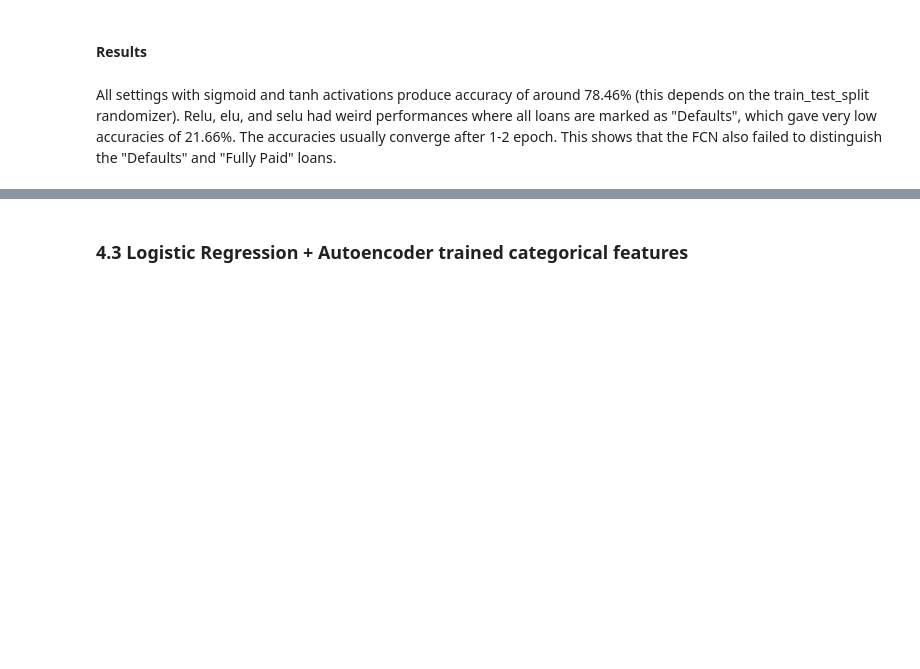
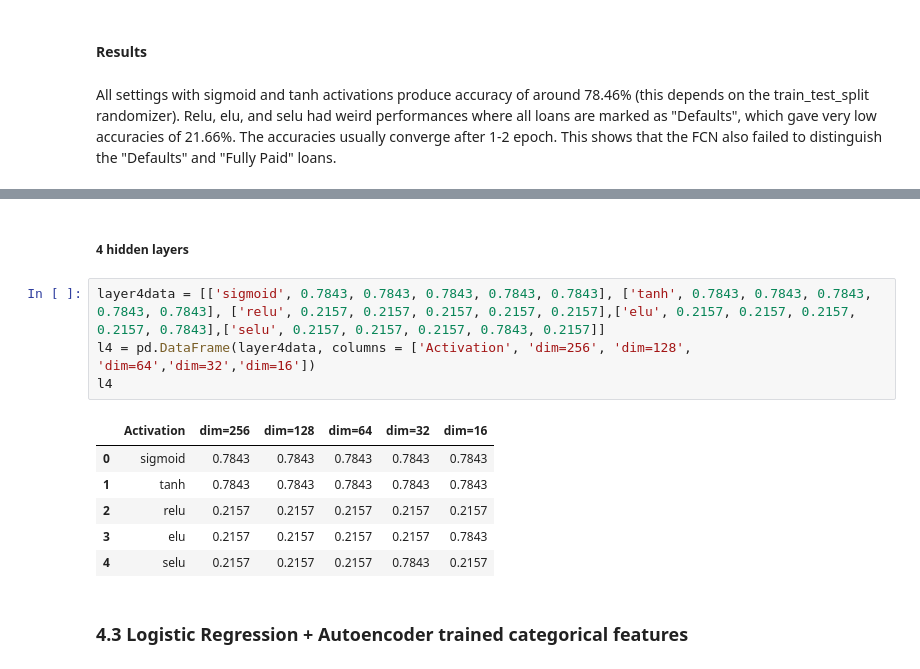
Before and after one commit to chenhaozheng/Loan-Default-Prediction-Using-Neural-Nets, a Jupyter notebook: MIE1516 Project Report.ipynb, the cells around one changed output, grey strips where cells are left out. Saved outputs shown, nothing was run; the diff lists cells and outputs as text; blank space fills up the shorter version.

```diff
--- a/MIE1516 Project Report.ipynb
+++ b/MIE1516 Project Report.ipynb
@@ -90,3 +129,16 @@ All settings with sigmoid and tanh activations produce accuracy of around 78.46%
+# %% [markdown]
+##### 4 hidden layers
+# %%
+layer4data = [['sigmoid', 0.7843, 0.7843, 0.7843, 0.7843, 0.7843], ['tanh', 0.7843, 0.7843, 0.7843, 0.7843, 0.7843], ['relu', 0.2157, 0.2157, 0.2157, 0.2157, 0.2157],['elu', 0.2157, 0.2157, 0.2157, 0.2157, 0.7843],['selu', 0.2157, 0.2157, 0.2157, 0.7843, 0.2157]]
+l4 = pd.DataFrame(layer4data, columns = ['Activation', 'dim=256', 'dim=128', 'dim=64','dim=32','dim=16'])
+l4
+# %% [output]
+|  | Activation | dim=256 | dim=128 | dim=64 | dim=32 | dim=16 |
+| 0 | sigmoid | 0.7843 | 0.7843 | 0.7843 | 0.7843 | 0.7843 |
+| 1 | tanh | 0.7843 | 0.7843 | 0.7843 | 0.7843 | 0.7843 |
+| 2 | relu | 0.2157 | 0.2157 | 0.2157 | 0.2157 | 0.2157 |
+| 3 | elu | 0.2157 | 0.2157 | 0.2157 | 0.2157 | 0.7843 |
+| 4 | selu | 0.2157 | 0.2157 | 0.2157 | 0.7843 | 0.2157 |
 # %% [markdown]
 ### 4.3 Logistic Regression + Autoencoder trained categorical features
 # %% [markdown]
```
Also changed, not shown: parts of 6 cells of this notebook, 1 other file.
